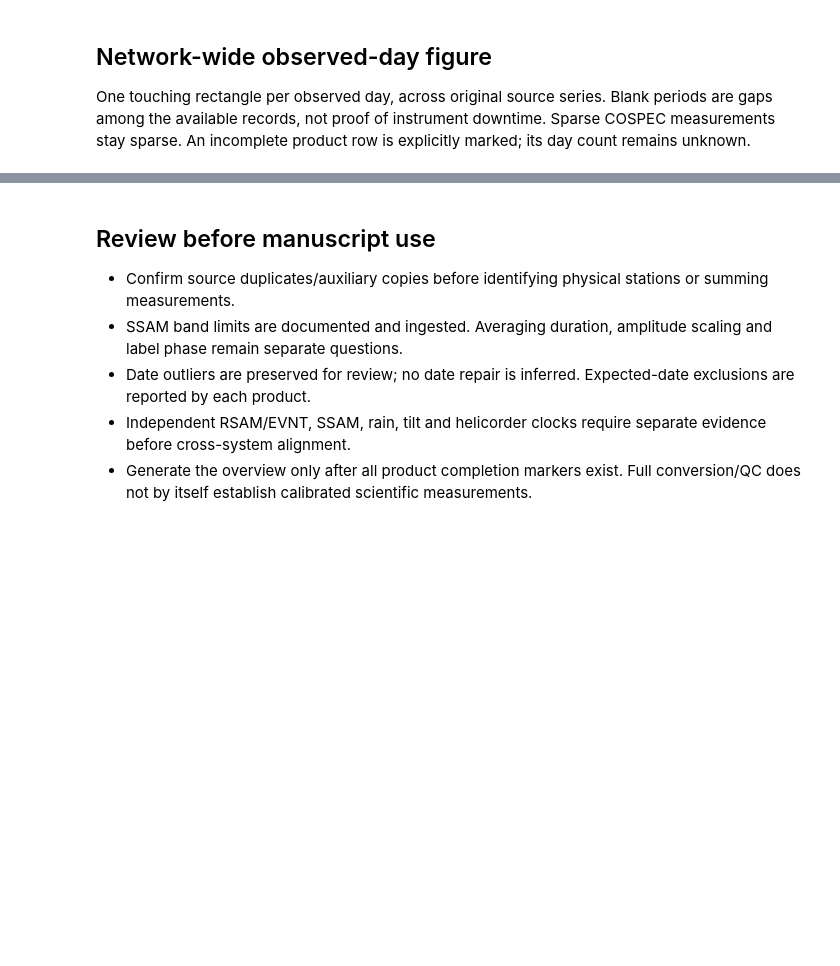
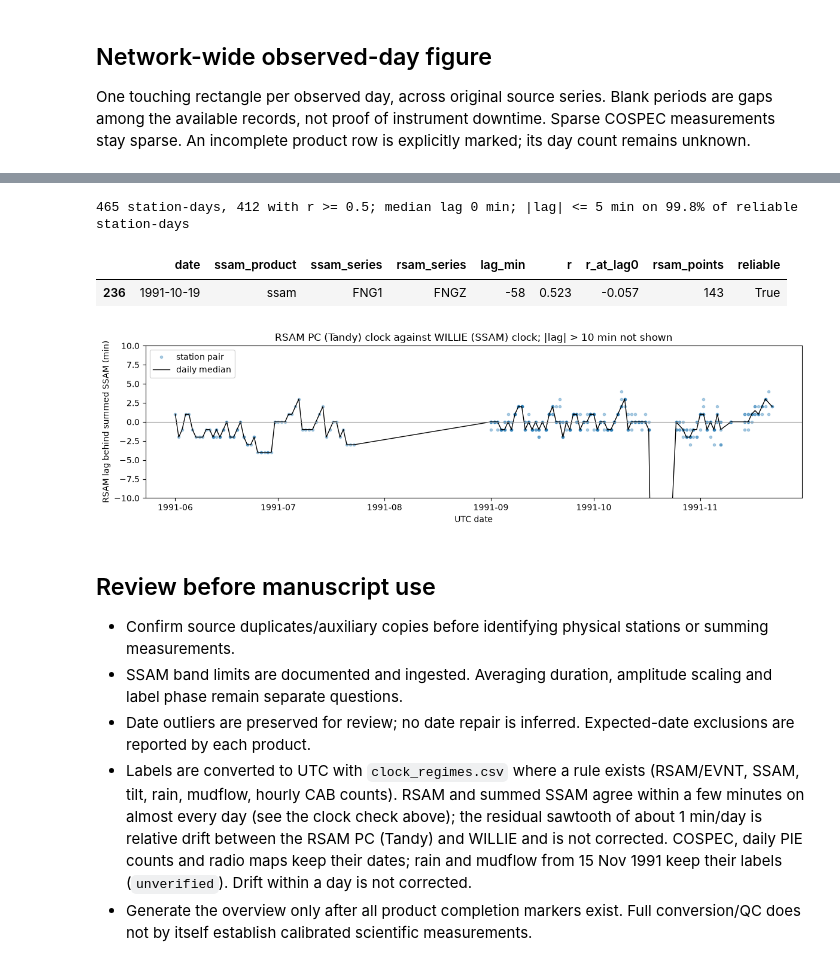
Before and after one commit to gthompson/Pinatubo1991SeismicData, a Jupyter notebook: 10_conversion/69_bob_coverage_and_review.ipynb, the cells around one changed output, grey strips where cells are left out. Cells and saved outputs as stored; diff of their text form; code cells hidden in the pictures; blank space fills up the shorter version.

```diff
--- a/10_conversion/69_bob_coverage_and_review.ipynb
+++ b/10_conversion/69_bob_coverage_and_review.ipynb
@@ -144,8 +191,27 @@ else:print('Run step 68 for the separate telemetry snapshot comparison.')
+# %%
+lags=ssam_rsam_lags(BOB_OUTPUT)
+lags.to_csv(target/'ssam_rsam_lag_by_day.csv',index=False)
+good=lags[lags.reliable]
+print(f'{len(lags)} station-days, {len(good)} with r >= 0.5; median lag {good.lag_min.median():.0f} min; '
+      f'|lag| <= 5 min on {(good.lag_min.abs()<=5).mean():.1%} of reliable station-days')
+display(good[good.lag_min.abs()>5])
+daily=good.groupby('date').lag_min.median()
+fig,ax=plt.subplots(figsize=(12,3.5))
+ax.plot(pd.to_datetime(good.date),good.lag_min,'.',alpha=.35,label='station pair')
+ax.plot(pd.to_datetime(daily.index),daily.values,'k-',lw=1,label='daily median')
+ax.set_ylim(-10,10);ax.axhline(0,color='0.6',lw=.8)
+ax.set(ylabel='RSAM lag behind summed SSAM (min)',xlabel='UTC date',title='RSAM PC (Tandy) clock against WILLIE (SSAM) clock; |lag| > 10 min not shown')
+ax.legend(loc='upper left');fig.tight_layout();fig.savefig(target/'ssam_rsam_lag_by_day.png',dpi=180);plt.show();plt.close(fig)
+# %% [output]
+465 station-days, 412 with r >= 0.5; median lag 0 min; |lag| <= 5 min on 99.8% of reliable station-days
+|  | date | ssam_product | ssam_series | rsam_series | lag_min | r | r_at_lag0 | rsam_points | reliable |
+| 236 | 1991-10-19 | ssam | FNG1 | FNGZ | -58 | 0.523 | -0.057 | 143 | True |
+[figure, added]
 # %% [markdown]
 ## Review before manuscript use
 
 - Confirm source duplicates/auxiliary copies before identifying physical stations or summing measurements.
 - SSAM band limits are documented and ingested. Averaging duration, amplitude scaling and label phase remain separate questions.
 - Date outliers are preserved for review; no date repair is inferred. Expected-date exclusions are reported by each product.
-- Independent RSAM/EVNT, SSAM, rain, tilt and helicorder clocks require separate evidence before cross-system alignment.
+- Labels are converted to UTC with `clock_regimes.csv` where a rule exists (RSAM/EVNT, SSAM, tilt, rain, mudflow, hourly CAB counts). RSAM and summed SSAM agree within a few minutes on almost every day (see the clock check above); the residual sawtooth of about 1 min/day is relative drift between the RSAM PC (Tandy) and WILLIE and is not corrected. COSPEC, daily PIE counts and radio maps keep their dates; rain and mudflow from 15 Nov 1991 keep their labels (`unverified`). Drift within a day is not corrected.
 - Generate the overview only after all product completion markers exist. Full conversion/QC does not by itself establish calibrated scientific measurements.
```
Also changed, not shown: parts of 4 cells of this notebook, 14 other files.
